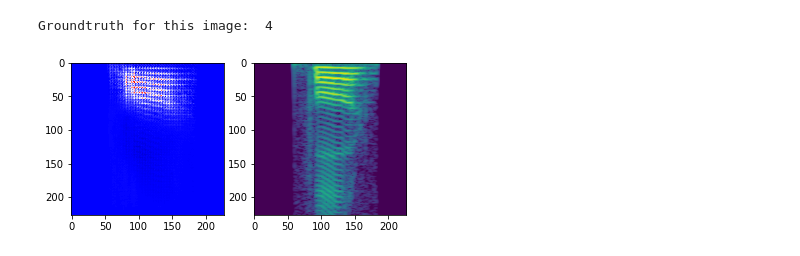
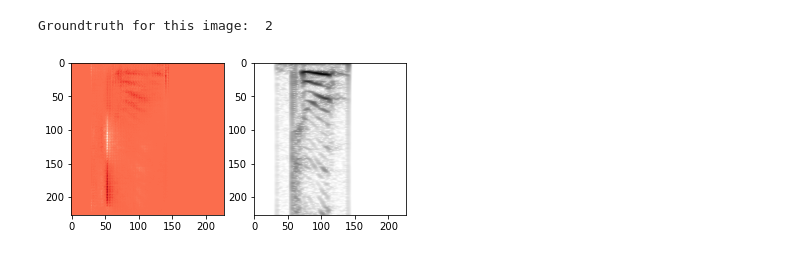
Before and after one commit to lxj22/audioM, a Jupyter notebook: models/lrp.ipynb, the cells around one changed output. Saved outputs shown, nothing was run; the diff lists cells and outputs as text; code cells hidden in the pictures.

```diff
--- a/models/lrp.ipynb
+++ b/models/lrp.ipynb
@@ -35,3 +33,6 @@ model = torch.load("../pre_trained_model/digit/test.pth")
+# %%
+#Choose your model here
+model = torch.load("../pre_trained_model/{}/best_acc.pth".format(task))
 # %%
 train_loader = DataLoader(train_dataset, batch_size=batch_size, shuffle=True, num_workers=0, drop_last=False)
 test_loader = DataLoader(test_dataset, batch_size=batch_size, shuffle=True, num_workers=0, drop_last=False)
@@ -156,27 +190,27 @@ def apply_lrp(model, image):
     return relevances[0]
 # %%
-image_id = 2
+image_id =7
 image_relevances = apply_lrp(model, imgs[image_id])
 image_relevances = image_relevances.permute(0,2,3,1).detach().cpu().numpy()[0]
 image_relevances = np.interp(image_relevances, (image_relevances.min(),
                                                 image_relevances.max()),
                                                 (0, 1))
 # Show relevances
 pred_label = targets[image_id]
 if outputs[image_id] == targets[image_id]:
     print("Groundtruth for this image: ", pred_label)
 
     # Plot images next to each other
     plt.axis('off')
     plt.subplot(1,2,1)
-    plt.imshow(image_relevances[:,:,0], cmap="seismic")
+    plt.imshow(image_relevances[:,:,0], cmap="Reds")
     plt.subplot(1,2,2)
-    plt.imshow(imgs[image_id].permute(1,2,0).detach().cpu().numpy())
+    plt.imshow(imgs[image_id].permute(1,2,0).detach().cpu().numpy(),"Greys")
     plt.show()
 else:
     print("This image is not classified correctly.")
 
 # %%
 # %% [output]
-Groundtruth for this image:  4
+Groundtruth for this image:  2
-[figure, old version]
+[figure, new version]
```
Also changed, not shown: parts of 5 cells of this notebook.
